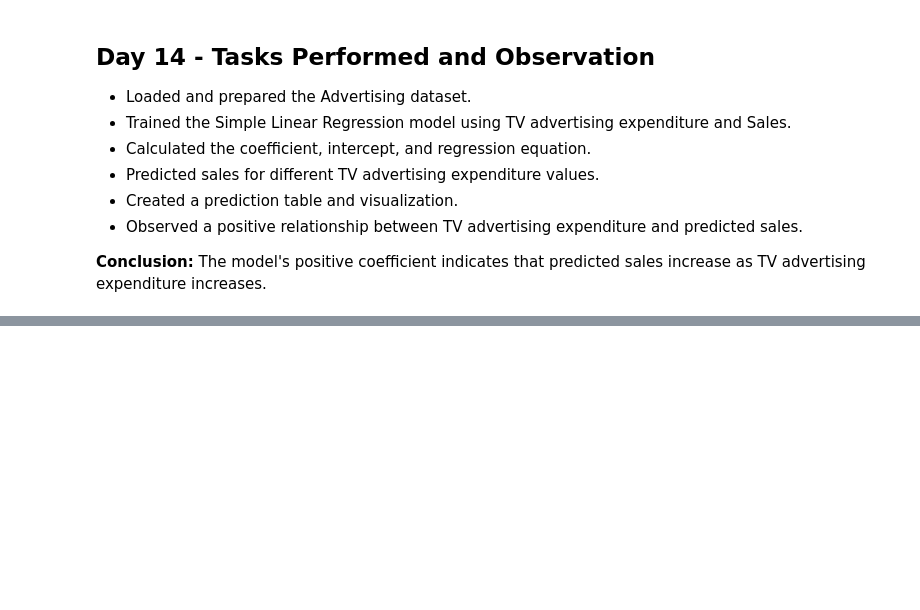
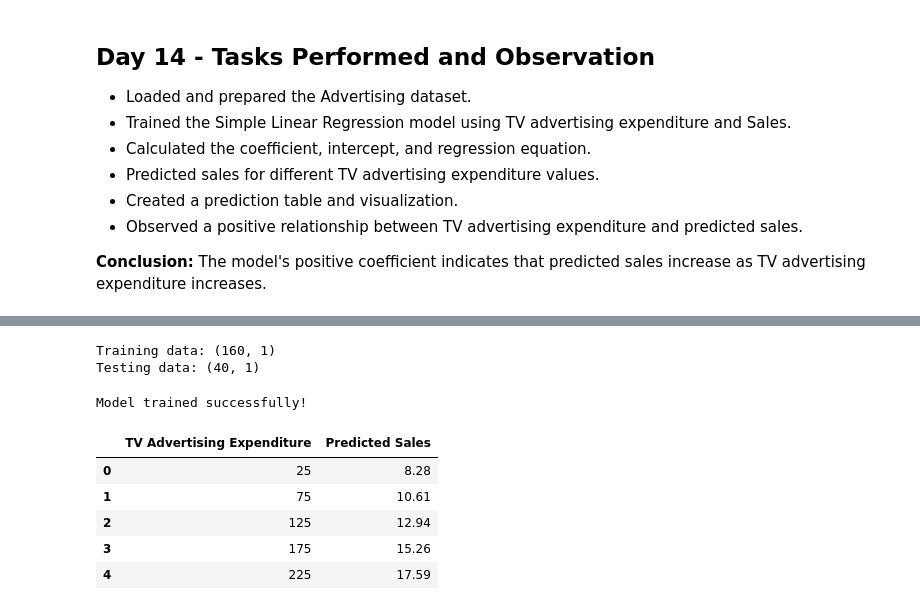
Before and after one commit to shreeshreeya69-crypto/simple-linear-regression-ybi, a Jupyter notebook: Simple_Linear_Regression_YBI.ipynb, the cells around one changed output, grey strips where cells are left out. Saved outputs shown, nothing was run; the diff lists cells and outputs as text; code cells hidden in the pictures; blank space fills up the shorter version.

```diff
--- a/Simple_Linear_Regression_YBI.ipynb
+++ b/Simple_Linear_Regression_YBI.ipynb
@@ -1529,0 +1532,12 @@ plt.show()
+# %%
+import pandas as pd
+import matplotlib.pyplot as plt
+from sklearn.model_selection import train_test_split
+from sklearn.linear_model import LinearRegression
+
+url = "https://raw.githubusercontent.com/shreeshreeya69-crypto/simple-linear-regression-ybi/main/Advertising.csv"
+
+df = pd.read_csv(url)
+df = df.drop(columns=['Unnamed: 0'], errors='ignore')
+
+df.head()
@@ -1529,0 +1551,43 @@ plt.show()
+# %%
+X = df[['TV']]
+y = df['sales']
+
+X_train, X_test, y_train, y_test = train_test_split(
+    X, y, test_size=0.2, random_state=42
+)
+
+print("Training data:", X_train.shape)
+print("Testing data:", X_test.shape)
+# %% [output]
+Training data: (160, 1)
+Testing data: (40, 1)
+# %%
+model = LinearRegression()
+
+model.fit(X_train, y_train)
+
+print("Model trained successfully!")
+# %% [output]
+Model trained successfully!
+# %%
+new_data = pd.DataFrame({
+    'TV': [25, 75, 125, 175, 225]
+})
+
+predictions = model.predict(new_data)
+
+results = pd.DataFrame({
+    'TV Advertising Expenditure': new_data['TV'],
+    'Predicted Sales': predictions
+})
+
+results['Predicted Sales'] = results['Predicted Sales'].round(2)
+
+results
+# %% [output]
+|  | TV Advertising Expenditure | Predicted Sales |
+| 0 | 25 | 8.28 |
+| 1 | 75 | 10.61 |
+| 2 | 125 | 12.94 |
+| 3 | 175 | 15.26 |
+| 4 | 225 | 17.59 |
```
Also changed, not shown: parts of 6 cells of this notebook.
